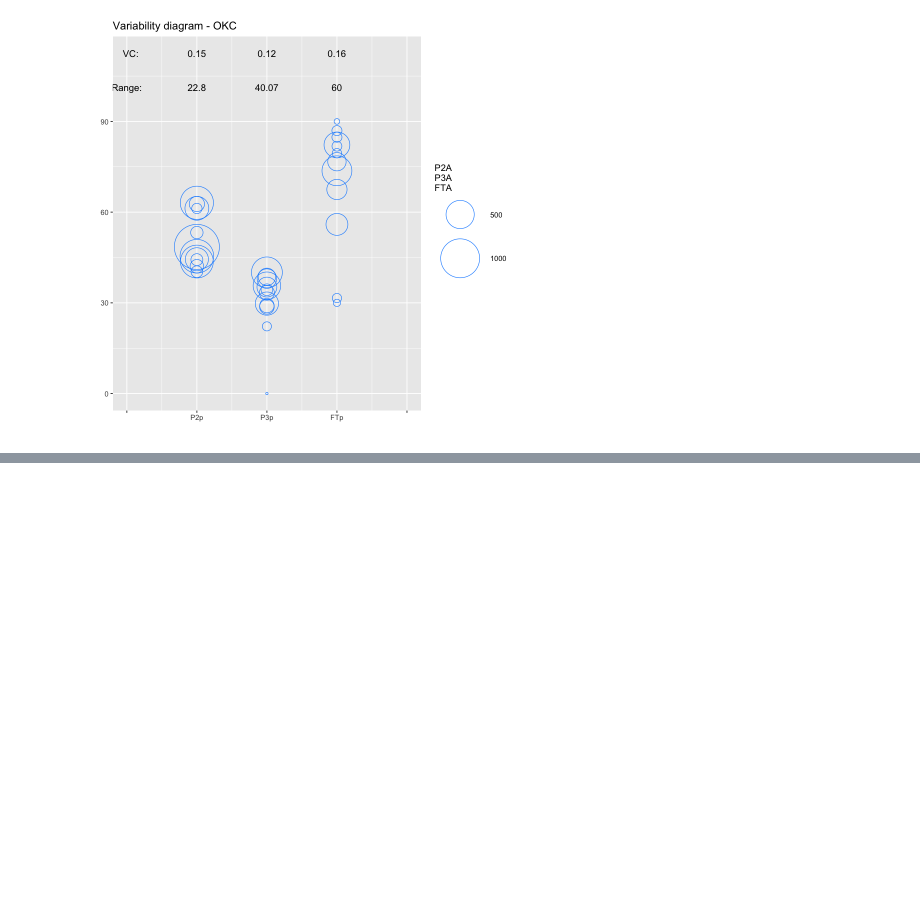
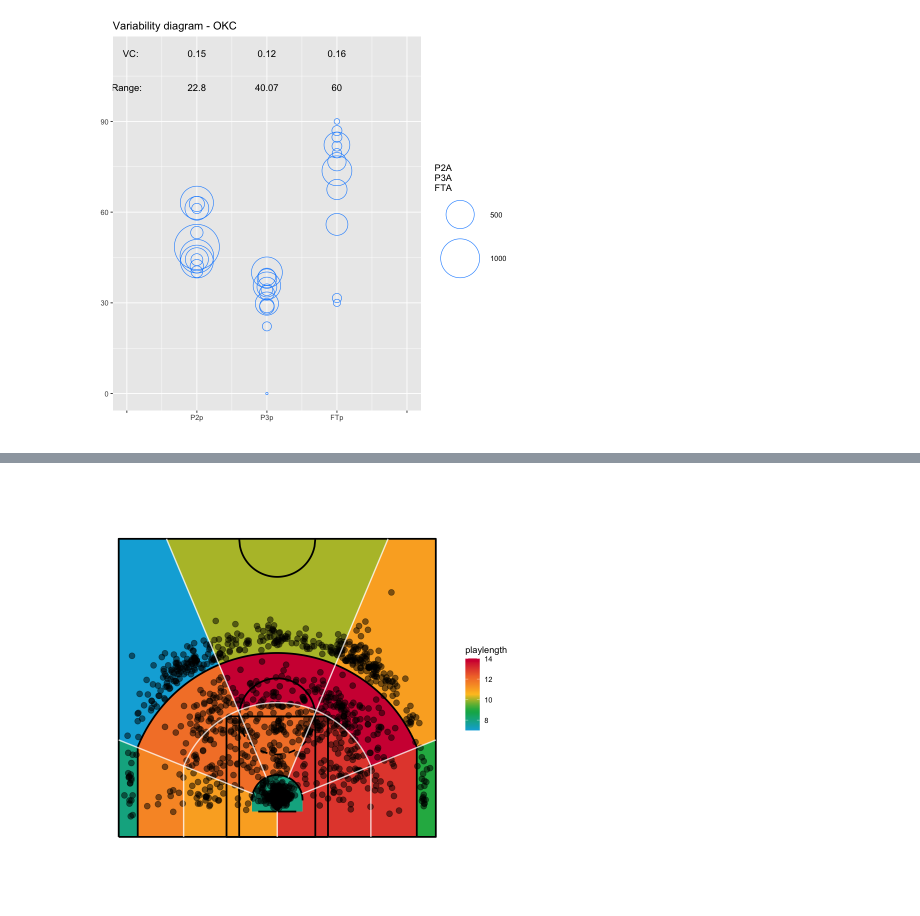
Before and after one commit to rajansawhney/basketball-data-science, a Jupyter notebook: notebooks/01-basic-statistical-analysis.ipynb, the cells around one changed output, grey strips where cells are left out. Saved outputs shown, nothing was run; the diff lists cells and outputs as text; code cells hidden in the pictures; blank space fills up the shorter version.

```diff
--- a/notebooks/01-basic-statistical-analysis.ipynb
+++ b/notebooks/01-basic-statistical-analysis.ipynb
@@ -282,0 +405,5 @@ plot(vrb2, title="Variability diagram - OKC")
+# %%
+shotchart(data=subdata, x="xx", y="yy", z="playlength",
+          num.sect=5, type="sectors", scatter=TRUE)
+# %% [output]
+[figure, added]
```
Also changed, not shown: parts of 28 cells of this notebook.
